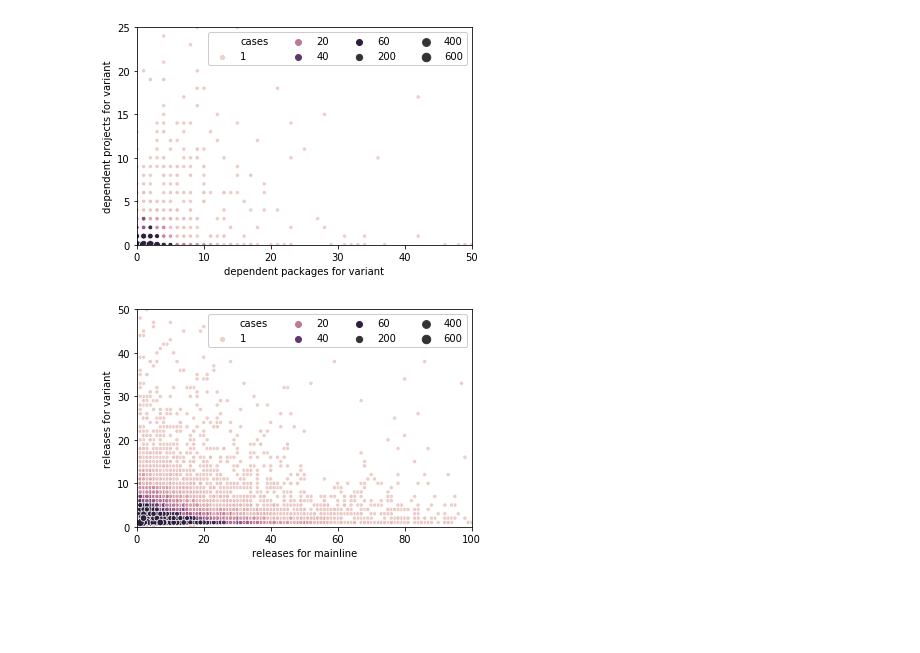
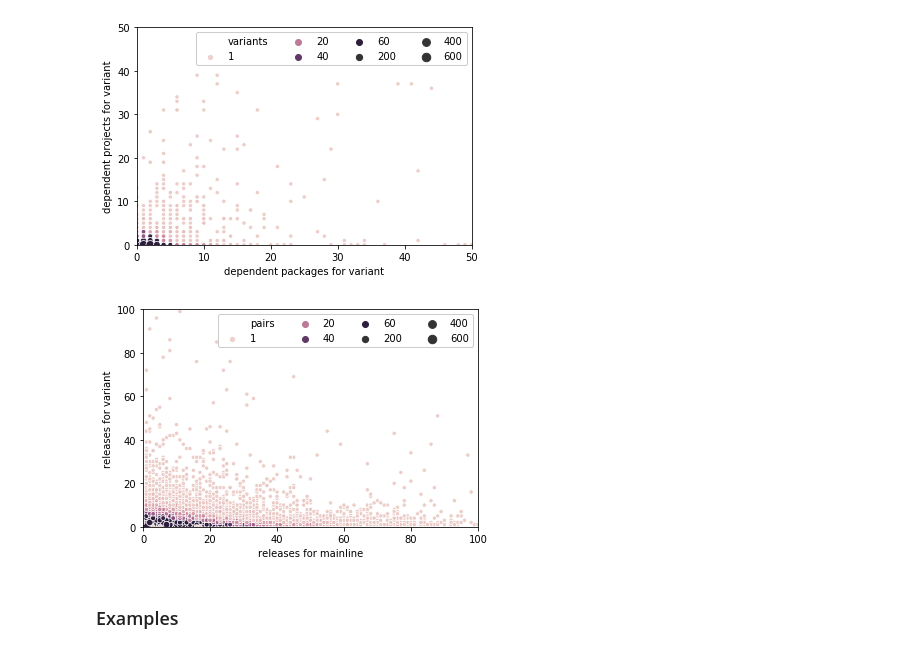
Before and after one commit to AlexandreDecan/secos-variants, a Jupyter notebook: notebooks/Benevol (for John).ipynb, the cells around one changed output. Saved outputs shown, nothing was run; the diff lists cells and outputs as text; code cells hidden in the pictures; blank space fills up the shorter version.

Commit message:
Examples

```diff
--- a/notebooks/Benevol (for John).ipynb
+++ b/notebooks/Benevol (for John).ipynb
@@ -214,6 +218,7 @@ ax = seaborn.scatterplot(
 
 # Fix invalid "0" label in legend
 handles, labels = ax.get_legend_handles_labels()
+labels[0] = 'variants'
 labels[1] = '1'
 ax.legend(handles, labels, ncol=4)
 
@@ -221,41 +226,44 @@ ax.set(
     xlabel='dependent packages for variant',
     xlim=(0, 50),
     ylabel='dependent projects for variant',
-    ylim=(0, 25),
+    ylim=(0, 50),
 )
 
 savefig(ax.figure, 'dependents_variant')
 # %% [output]
-[figure, old version]
+[figure, new version]
 # %%
 ax = seaborn.scatterplot(
     x='version_mainline',
     y='version_variant',
     size='cases',
     hue='cases',
     hue_norm=(0, 50),
     size_norm=(0, 500),
     data=(
         df_variants
         .assign(cases=1)
         .groupby(['version_mainline', 'version_variant'], sort=False, as_index=False)
         [['cases']]
         .count()
     ),
 )
 
 # Fix invalid "0" label in legend
 handles, labels = ax.get_legend_handles_labels()
+labels[0] = 'pairs'
 labels[1] = '1'
 ax.legend(handles, labels, ncol=4)
 
 ax.set(
     xlabel='releases for mainline',
     xlim=(0, 100),
     ylabel='releases for variant',
-    ylim=(0, 50),
+    ylim=(0, 100),
 )
 
 savefig(ax.figure, 'releases')
 # %% [output]
-[figure, old version]
+[figure, new version]
+# %% [markdown]
+### Examples
```
Also changed, not shown: parts of 11 cells of this notebook.
